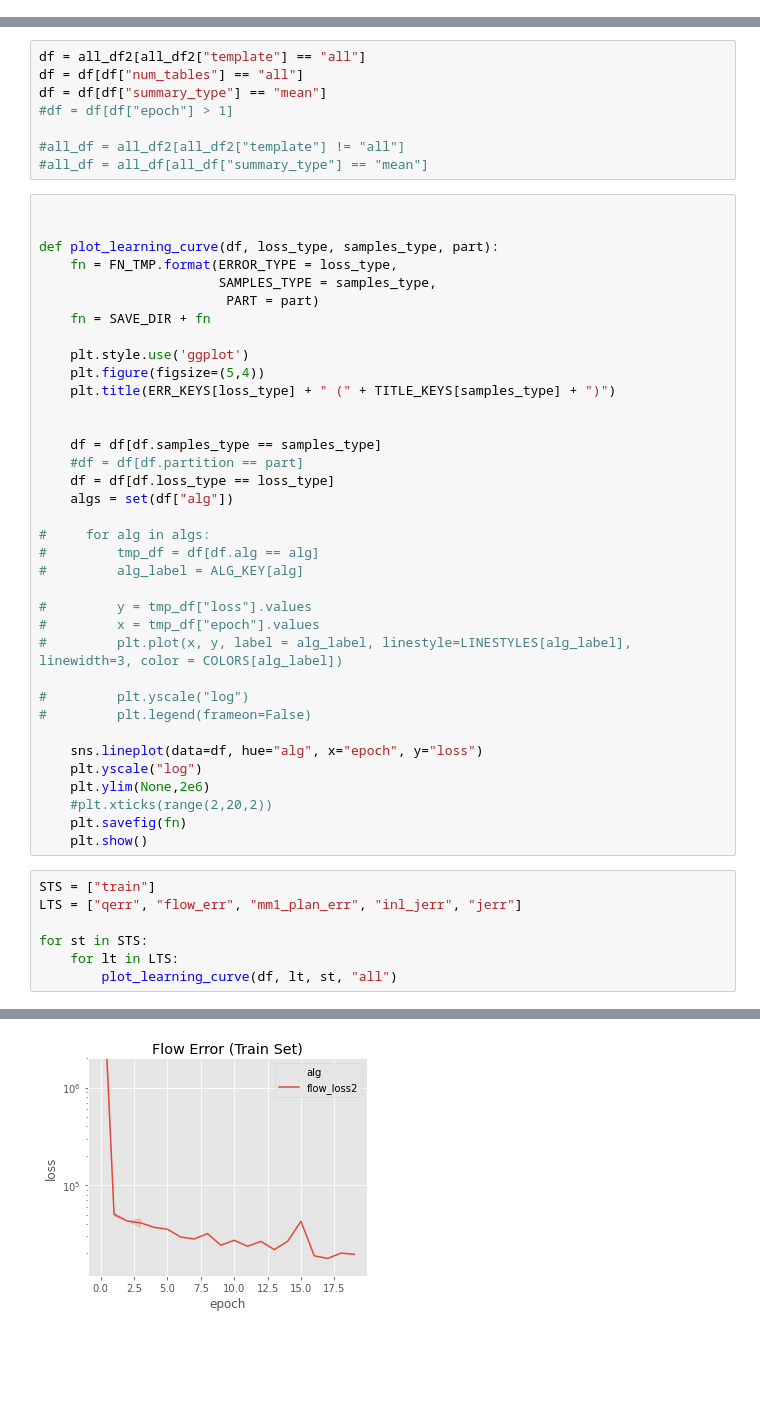
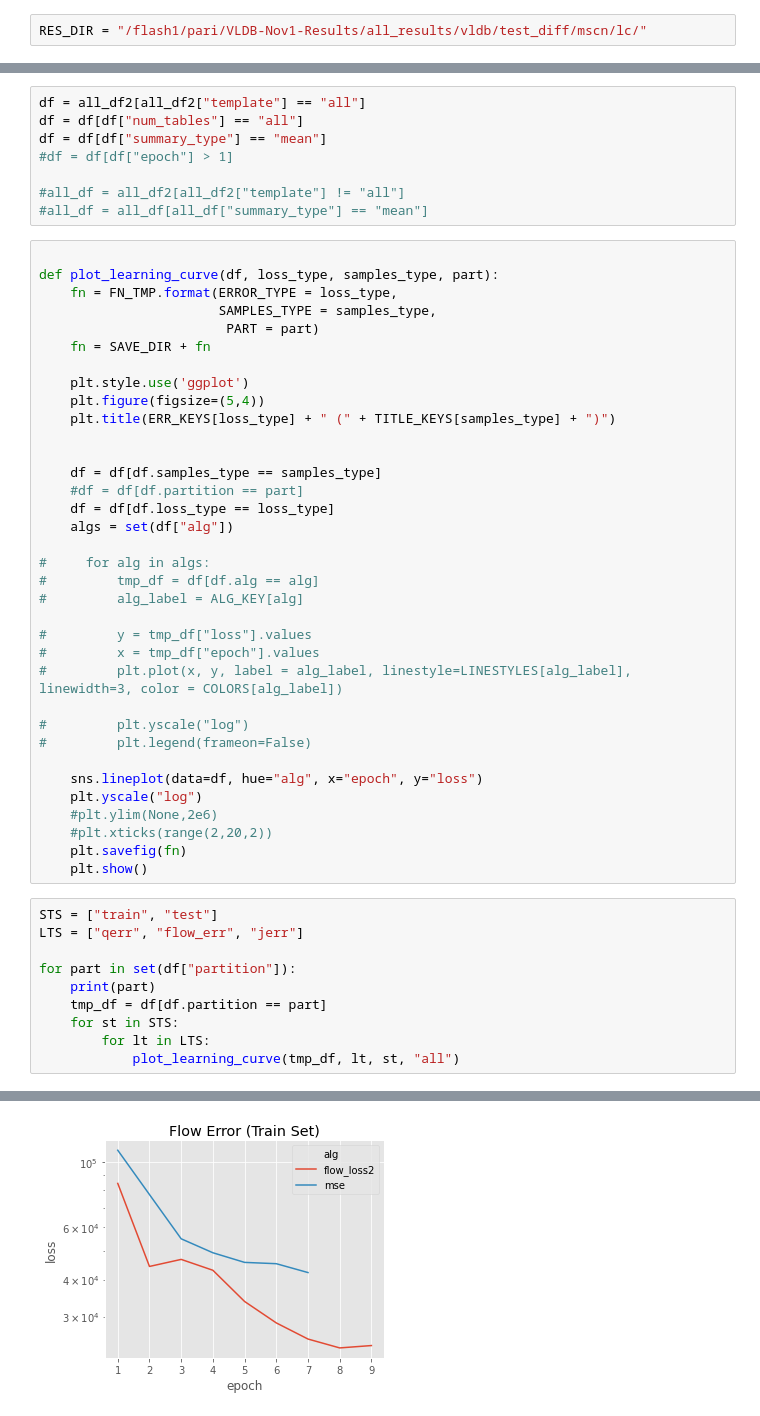
Before and after one commit to parimarjan/learned-cardinalities, a Jupyter notebook: sigmod-exp1-lc.ipynb, the cells around one changed output, grey strips where cells are left out. Cells and saved outputs as stored; diff of their text form; blank space fills up the shorter version.

```diff
--- a/sigmod-exp1-lc.ipynb
+++ b/sigmod-exp1-lc.ipynb
@@ -19,2 +17,4 @@ RES_DIR = "/home/pari/learned-cardinalities/all_results/inl_fixed_scan_ops/neste
+# %%
+RES_DIR = "/flash1/pari/VLDB-Nov1-Results/all_results/vldb/test_diff/mscn/lc/"
 # %%
 all_df2 = get_all_training_df(RES_DIR)
@@ -98,7 +95,6 @@ df = df[df["summary_type"] == "mean"]
 #all_df = all_df2[all_df2["template"] != "all"]
 #all_df = all_df[all_df["summary_type"] == "mean"]
 # %%
-
 
 def plot_learning_curve(df, loss_type, samples_type, part):
     fn = FN_TMP.format(ERROR_TYPE = loss_type,
@@ -129,15 +125,18 @@ def plot_learning_curve(df, loss_type, samples_type, part):
 
     sns.lineplot(data=df, hue="alg", x="epoch", y="loss")
     plt.yscale("log")
-    plt.ylim(None,2e6)
+    #plt.ylim(None,2e6)
     #plt.xticks(range(2,20,2))
     plt.savefig(fn)
     plt.show()
 # %%
-STS = ["train"]
-LTS = ["qerr", "flow_err", "mm1_plan_err", "inl_jerr", "jerr"]
+STS = ["train", "test"]
+LTS = ["qerr", "flow_err", "jerr"]
 
-for st in STS:
-    for lt in LTS:
-        plot_learning_curve(df, lt, st, "all")
+for part in set(df["partition"]):
+    print(part)
+    tmp_df = df[df.partition == part]
+    for st in STS:
+        for lt in LTS:
+            plot_learning_curve(tmp_df, lt, st, "all")
 # %% [output]
@@ -145 +145 @@ for st in STS:
-[figure, old version]
+[figure, new version]
```
Also changed, not shown: parts of 9 cells of this notebook, 12 other files.
